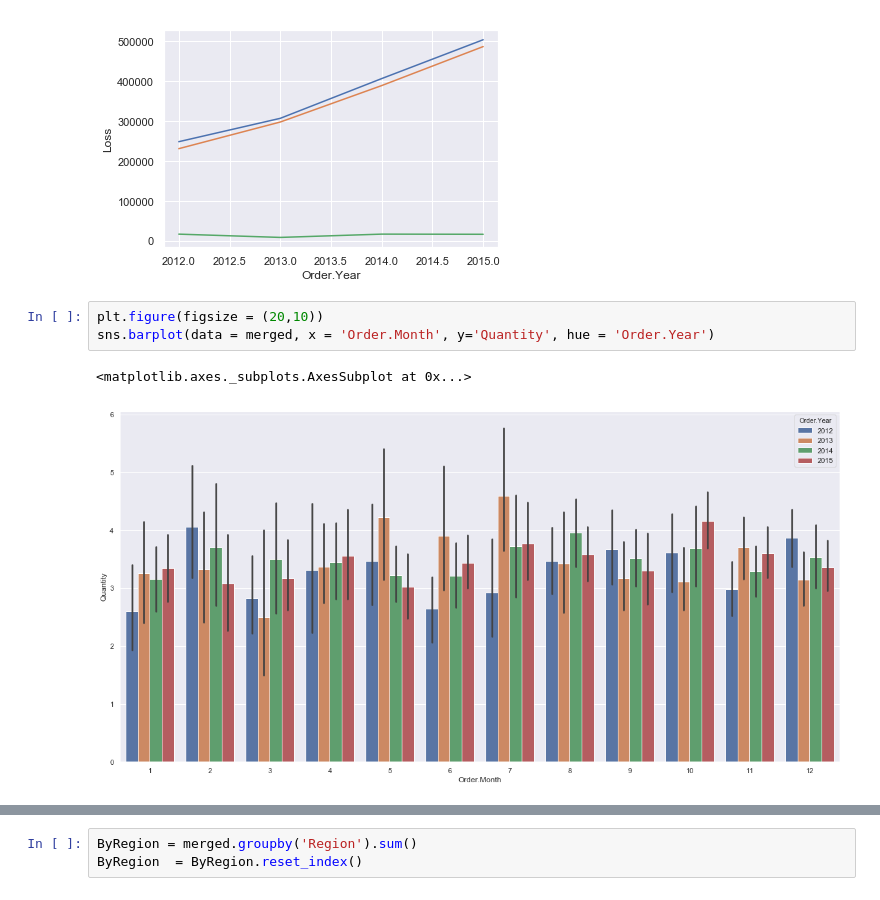
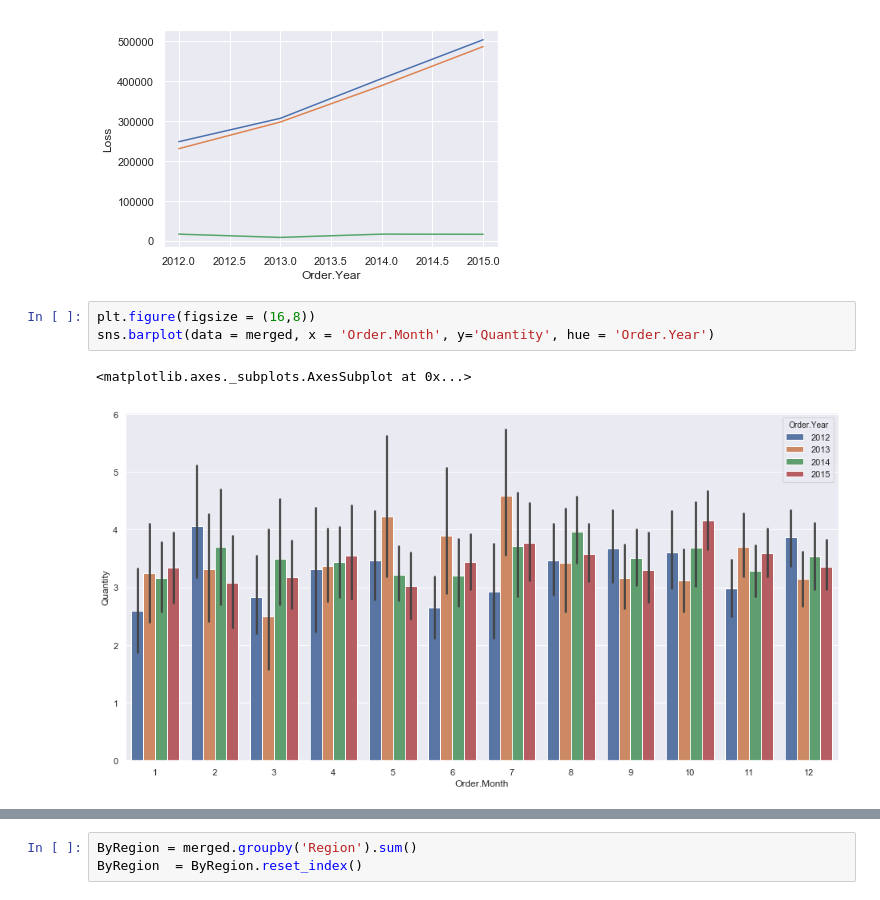
Before and after one commit to cchen17/machine-learning_house-prices, a Jupyter notebook: denise/MachineLearningLab.ipynb, the cells around one changed output, grey strips where cells are left out. Drawn from its saved outputs; the diff is of its cells as text.

```diff
--- a/denise/MachineLearningLab.ipynb
+++ b/denise/MachineLearningLab.ipynb
@@ -464,9 +466,9 @@ sns.lineplot(data=NetProfit, x='Order.Year', y='Loss')
 <matplotlib.axes._subplots.AxesSubplot at 0x...>
 [figure]
 # %%
-plt.figure(figsize = (20,10))
+plt.figure(figsize = (16,8))
 sns.barplot(data = merged, x = 'Order.Month', y='Quantity', hue = 'Order.Year')
 # %% [output]
 <matplotlib.axes._subplots.AxesSubplot at 0x...>
-[figure, old version]
+[figure, new version]
 # %%
```
Also changed, not shown: parts of 40 cells of this notebook.
